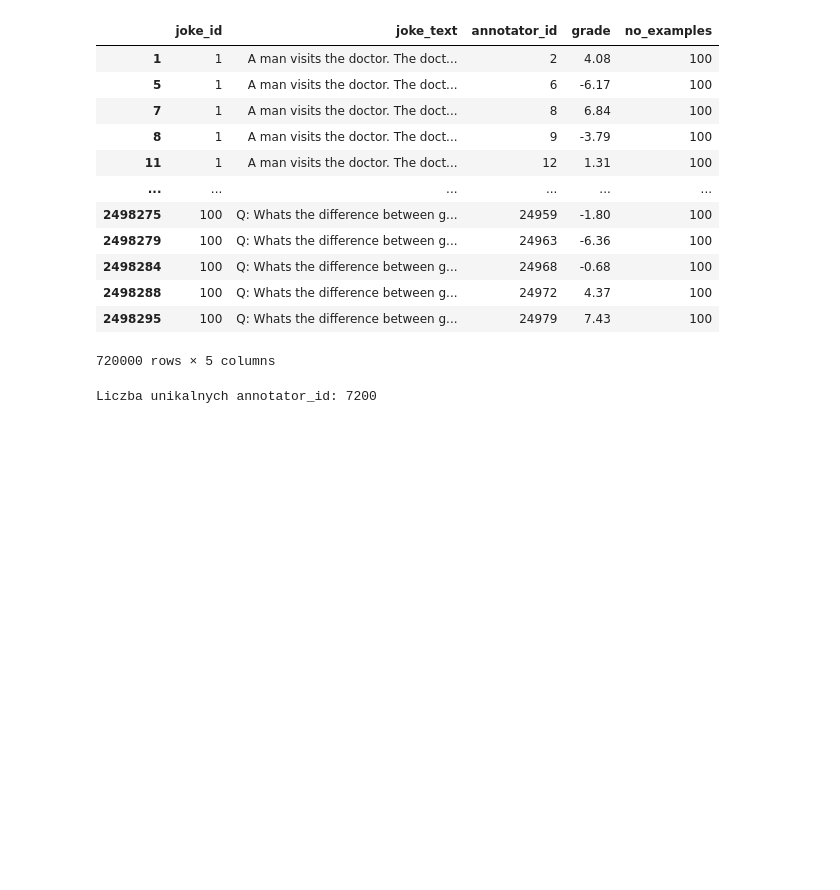
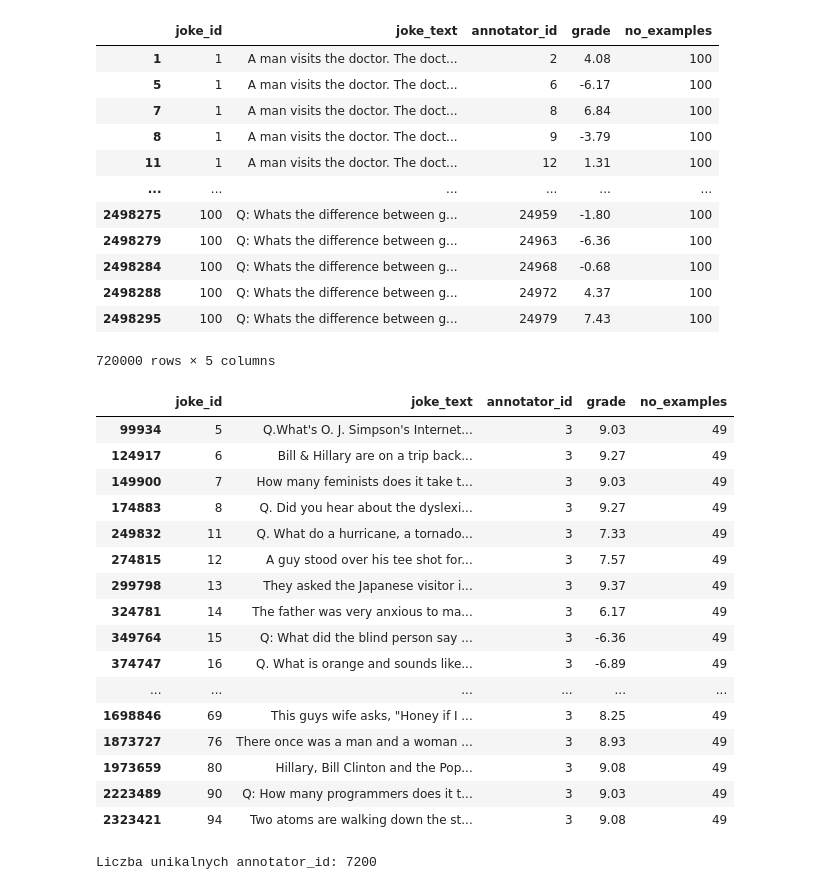
Before and after one commit to MDY00/Personalised_LLM, a Jupyter notebook: Jester_EDA.ipynb, the cells around one changed output. Drawn from its saved outputs; the diff is of its cells as text; code cells hidden in the pictures; blank space fills up the shorter version.

```diff
--- a/Jester_EDA.ipynb
+++ b/Jester_EDA.ipynb
@@ -275,6 +356,26 @@ top_x_df
 | 2498288 | 100 | Q: Whats the difference between g... | 24972 | 4.37 | 100 |
 | 2498295 | 100 | Q: Whats the difference between g... | 24979 | 7.43 | 100 |
 720000 rows × 5 columns
+# %%
+final_result[final_result['annotator_id']==3]
+# %% [output]
+|  | joke_id | joke_text | annotator_id | grade | no_examples |
+| 99934 | 5 | Q.What's O. J. Simpson's Internet... | 3 | 9.03 | 49 |
+| 124917 | 6 | Bill & Hillary are on a trip back... | 3 | 9.27 | 49 |
+| 149900 | 7 | How many feminists does it take t... | 3 | 9.03 | 49 |
+| 174883 | 8 | Q. Did you hear about the dyslexi... | 3 | 9.27 | 49 |
+| 249832 | 11 | Q. What do a hurricane, a tornado... | 3 | 7.33 | 49 |
+| 274815 | 12 | A guy stood over his tee shot for... | 3 | 7.57 | 49 |
+| 299798 | 13 | They asked the Japanese visitor i... | 3 | 9.37 | 49 |
+| 324781 | 14 | The father was very anxious to ma... | 3 | 6.17 | 49 |
+| 349764 | 15 | Q: What did the blind person say ... | 3 | -6.36 | 49 |
+| 374747 | 16 | Q. What is orange and sounds like... | 3 | -6.89 | 49 |
+| ... | ... | ... | ... | ... | ... |
+| 1698846 | 69 | This guys wife asks, "Honey if I ... | 3 | 8.25 | 49 |
+| 1873727 | 76 | There once was a man and a woman ... | 3 | 8.93 | 49 |
+| 1973659 | 80 | Hillary, Bill Clinton and the Pop... | 3 | 9.08 | 49 |
+| 2223489 | 90 | Q: How many programmers does it t... | 3 | 9.03 | 49 |
+| 2323421 | 94 | Two atoms are walking down the st... | 3 | 9.08 | 49 |
 # %%
 
 unique_annotator_ids = top_x_df['annotator_id'].nunique()
```
Also changed, not shown: parts of 10 cells of this notebook, 27 other files.
